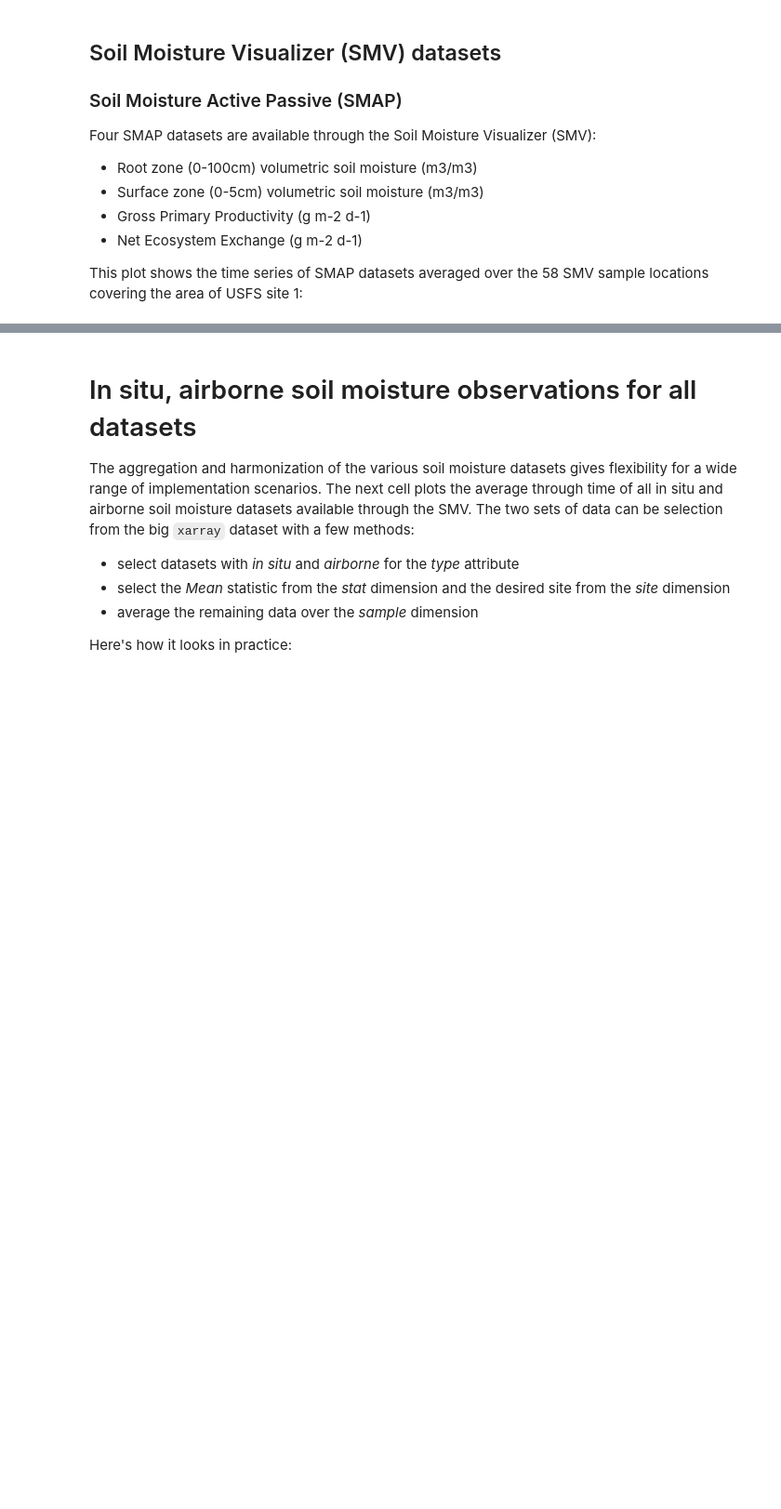
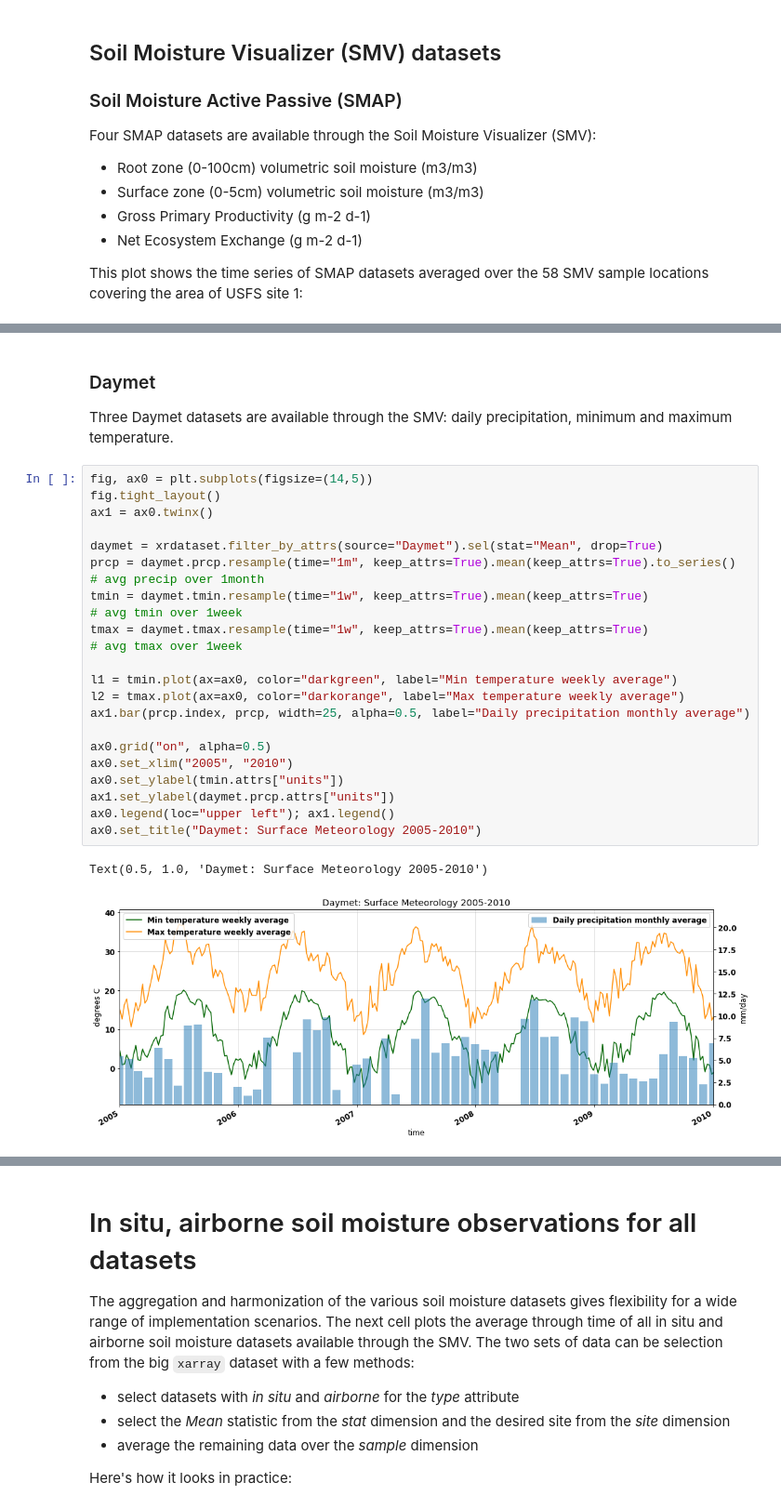
Before and after one commit to jjmcnelis/nasa_usfs_workshop, a Jupyter notebook: day3-tutorial.ipynb, the cells around one changed output, grey strips where cells are left out. Shown: that part at 93% size. Saved outputs shown, nothing was run; the diff lists cells and outputs as text; blank space fills up the shorter version.

```diff
--- a/day3-tutorial.ipynb
+++ b/day3-tutorial.ipynb
@@ -97,0 +148,27 @@ HBox(children=(Map(basemap={'url': 'https://{s}.tile.openstreetmap.org/{z}/{x}/{
+# %% [markdown]
+### Daymet
+
+Three Daymet datasets are available through the SMV: daily precipitation, minimum and maximum temperature.
+# %%
+fig, ax0 = plt.subplots(figsize=(14,5))
+fig.tight_layout()
+ax1 = ax0.twinx()
+
+daymet = xrdataset.filter_by_attrs(source="Daymet").sel(stat="Mean", drop=True)
+prcp = daymet.prcp.resample(time="1m", keep_attrs=True).mean(keep_attrs=True).to_series() # avg precip over 1month
+tmin = daymet.tmin.resample(time="1w", keep_attrs=True).mean(keep_attrs=True)             # avg tmin over 1week
+tmax = daymet.tmax.resample(time="1w", keep_attrs=True).mean(keep_attrs=True)             # avg tmax over 1week
+
+l1 = tmin.plot(ax=ax0, color="darkgreen", label="Min temperature weekly average")
+l2 = tmax.plot(ax=ax0, color="darkorange", label="Max temperature weekly average")
+ax1.bar(prcp.index, prcp, width=25, alpha=0.5, label="Daily precipitation monthly average")
+
+ax0.grid("on", alpha=0.5)
+ax0.set_xlim("2005", "2010")
+ax0.set_ylabel(tmin.attrs["units"])
+ax1.set_ylabel(daymet.prcp.attrs["units"])
+ax0.legend(loc="upper left"); ax1.legend()
+ax0.set_title("Daymet: Surface Meteorology 2005-2010")
+# %% [output]
+Text(0.5, 1.0, 'Daymet: Surface Meteorology 2005-2010')
+[figure, added]
```
Also changed, not shown: parts of 13 cells of this notebook, 15 other files.
